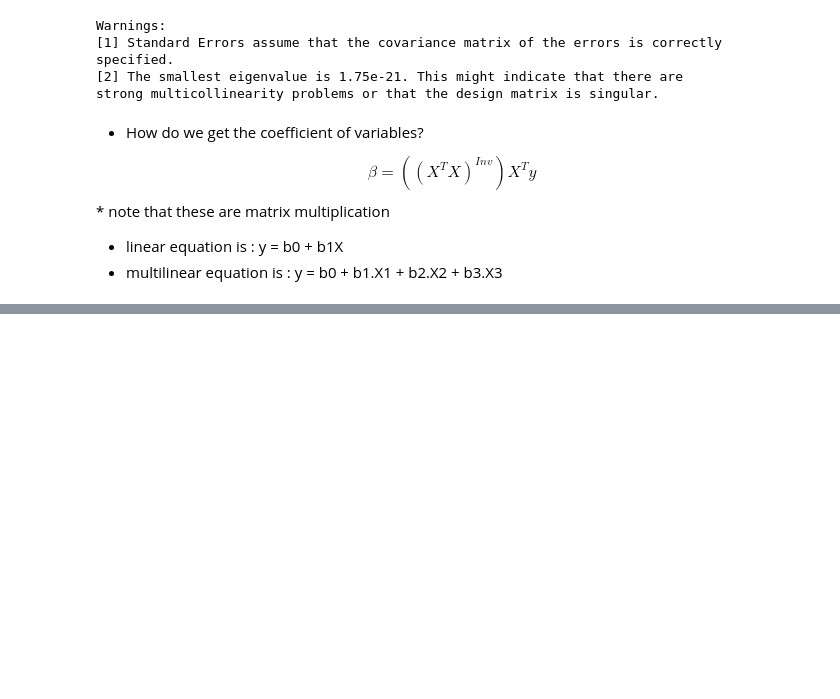
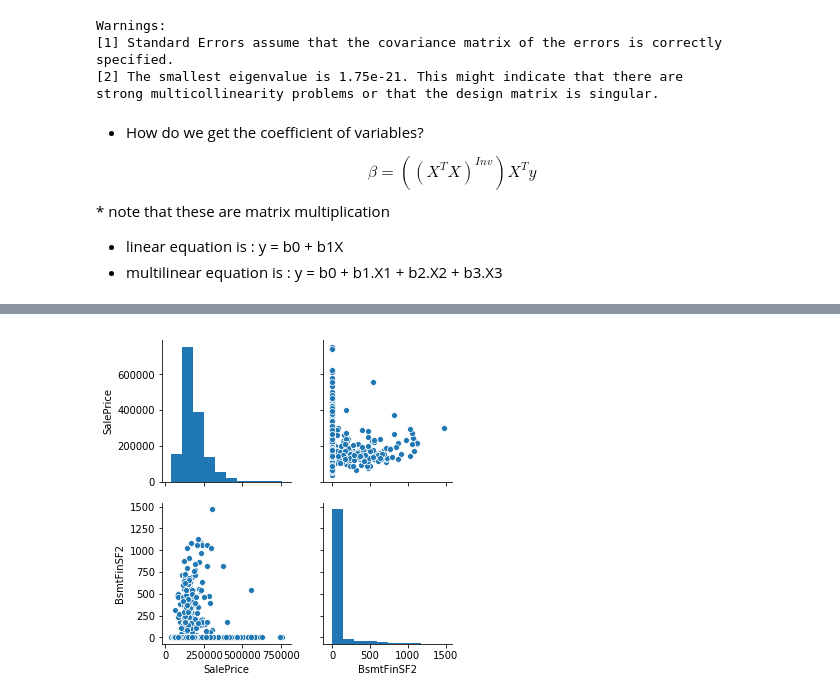
Before and after one commit to PadmarajBhat/DataAnalyst-1, a Jupyter notebook: Practical Statistics/Regression.ipynb, the cells around one changed output, grey strips where cells are left out. Cells and saved outputs as stored; diff of their text form; code cells hidden in the pictures; blank space fills up the shorter version.

```diff
--- a/Practical Statistics/Regression.ipynb
+++ b/Practical Statistics/Regression.ipynb
@@ -177,0 +215,4 @@ strong multicollinearity problems or that the design matrix is singular.
+# %%
+sb.pairplot(df[['SalePrice', 'BsmtFinSF2']]);
+# %% [output]
+[figure, added]
```
Also changed, not shown: parts of 13 cells of this notebook.
